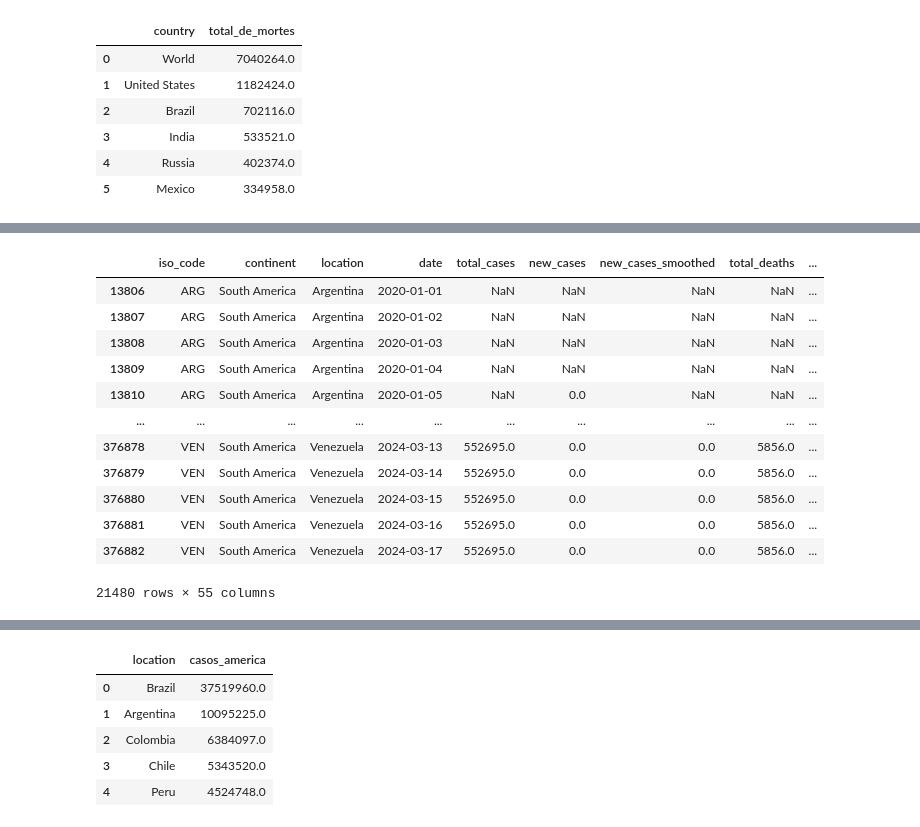
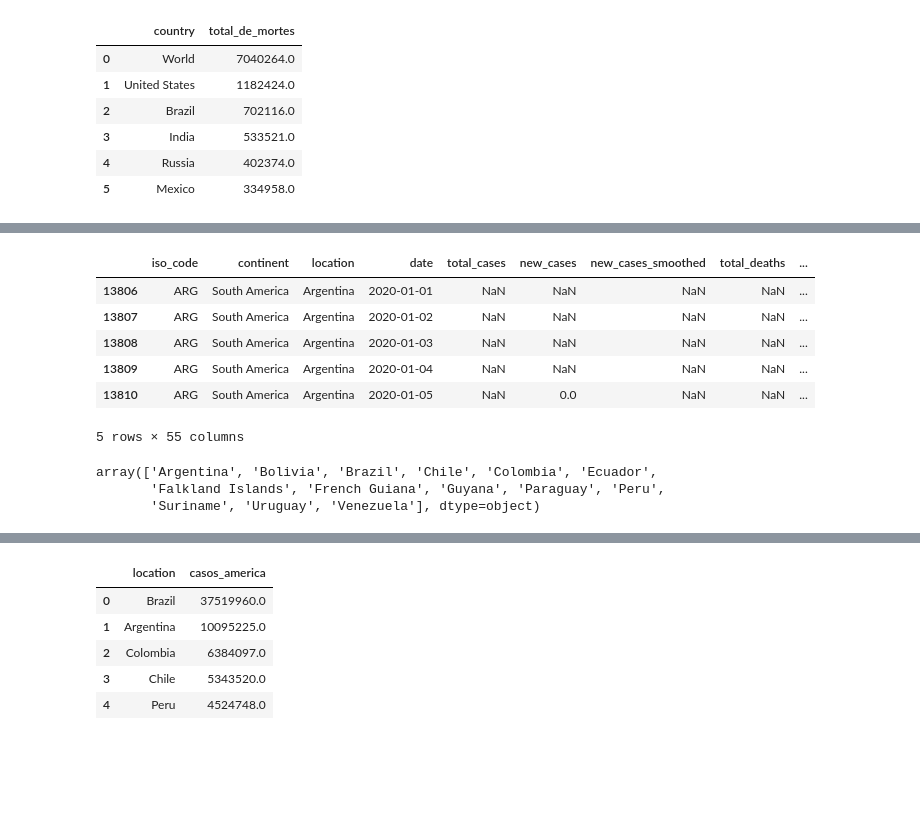
Before and after one commit to Fagundes55/Covid_Mundial, a Jupyter notebook: COVID_mundial.ipynb, the cells around one changed output, grey strips where cells are left out. Saved outputs shown, nothing was run; the diff lists cells and outputs as text; code cells hidden in the pictures; blank space fills up the shorter version.

```diff
--- a/COVID_mundial.ipynb
+++ b/COVID_mundial.ipynb
@@ -350,18 +311,12 @@ fig_4.show()
 # %%
 covid_america_sul = covid[covid['continent']=='South America']
 covid_america_sul = pd.DataFrame(covid_america_sul)
-covid_america_sul
+covid_america_sul.head()
 # %% [output]
 |  | iso_code | continent | location | date | total_cases | new_cases | new_cases_smoothed | total_deaths | ... |
 | 13806 | ARG | South America | Argentina | 2020-01-01 | NaN | NaN | NaN | NaN | ... |
 | 13807 | ARG | South America | Argentina | 2020-01-02 | NaN | NaN | NaN | NaN | ... |
 | 13808 | ARG | South America | Argentina | 2020-01-03 | NaN | NaN | NaN | NaN | ... |
 | 13809 | ARG | South America | Argentina | 2020-01-04 | NaN | NaN | NaN | NaN | ... |
 | 13810 | ARG | South America | Argentina | 2020-01-05 | NaN | 0.0 | NaN | NaN | ... |
-| ... | ... | ... | ... | ... | ... | ... | ... | ... | ... |
-| 376878 | VEN | South America | Venezuela | 2024-03-13 | 552695.0 | 0.0 | 0.0 | 5856.0 | ... |
-| 376879 | VEN | South America | Venezuela | 2024-03-14 | 552695.0 | 0.0 | 0.0 | 5856.0 | ... |
-| 376880 | VEN | South America | Venezuela | 2024-03-15 | 552695.0 | 0.0 | 0.0 | 5856.0 | ... |
-| 376881 | VEN | South America | Venezuela | 2024-03-16 | 552695.0 | 0.0 | 0.0 | 5856.0 | ... |
-| 376882 | VEN | South America | Venezuela | 2024-03-17 | 552695.0 | 0.0 | 0.0 | 5856.0 | ... |
-21480 rows × 55 columns
+5 rows × 55 columns
@@ -387,0 +323,6 @@ fig_7.show()
+# %%
+covid_america_sul['location'].unique()
+# %% [output]
+array(['Argentina', 'Bolivia', 'Brazil', 'Chile', 'Colombia', 'Ecuador',
+       'Falkland Islands', 'French Guiana', 'Guyana', 'Paraguay', 'Peru',
+       'Suriname', 'Uruguay', 'Venezuela'], dtype=object)
```
Also changed, not shown: parts of 34 cells of this notebook.
